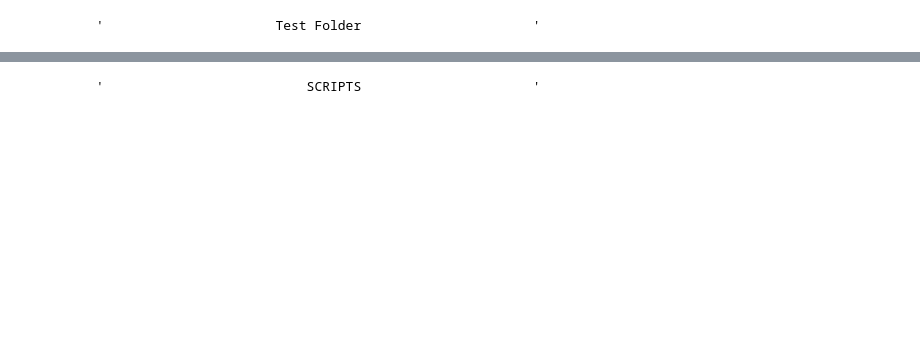
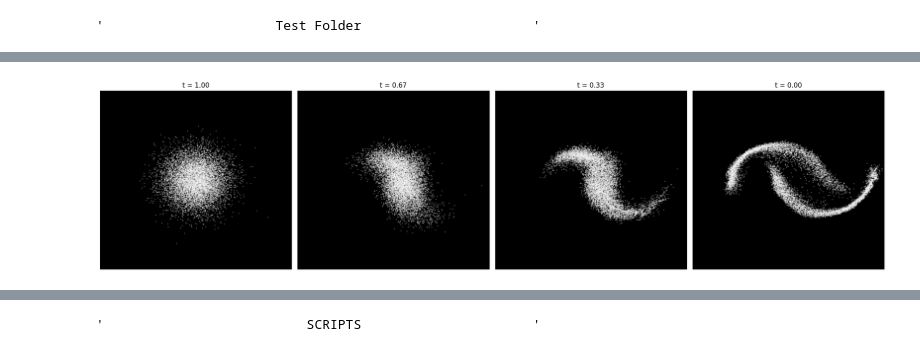
Before and after one commit to rfleckp/ContNormFlows, a Jupyter notebook: ContNF.ipynb, the cells around one changed output, grey strips where cells are left out. Drawn from its saved outputs; the diff is of its cells as text; code cells hidden in the pictures; blank space fills up the shorter version.

```diff
--- a/ContNF.ipynb
+++ b/ContNF.ipynb
@@ -32,16 +32,19 @@ def sample_normal(n, mu=torch.zeros(2), sigma=1):
     return distr.sample((n,))
 
 def sample_gaussians(n, n_gaussians=8, radius=4):
-    num = int(n/n_gaussians)+1
+    num = int(n/n_gaussians)
     x0, _ = generate_gaussians(n_samples=num, n_gaussians=n_gaussians, radius=radius)
-    return x0[:n]
+    del _
+    return x0
 
 def sample_moons(n):
     x0, _ = generate_moons(n, noise=0.2)
+    del _
     return x0 * 3 - 1
 
 def sample_spirals(n):
-    x0, _ = generate_spirals(int(n/2) , dim=2, inner_radius=.5, outer_radius=1)
+    x0, _ = generate_spirals(int(n/2))
+    del _
     return x0
 
 class sampler():
@@ -132,7 +135,7 @@ def divergence_approx(f, y, e=None):
 #Augmented ODE's
 
 """Augmented ODE for Toy dataset"""
-class aug_toy(nn.Module):
+class aug_ode(nn.Module):
     def __init__(self, ode_func: nn.Module, n_iter: int = 1):
         super().__init__()
         self.odefunc = ode_func
@@ -149,8 +152,8 @@ class aug_toy(nn.Module):
 
             return (dz_dt, dlog_det_dt.unsqueeze(1))
 
-
-"""Augmented ODE for MNIST"""
+""" creo q es exactamente lo mismo q el de arriba
+Augmented ODE for MNIST
 class aug_mnist(nn.Module):
     def __init__(self, ode_func: nn.Module, n_iter: int = 1):
         super().__init__()
@@ -168,6 +171,7 @@ class aug_mnist(nn.Module):
 
 
             return (dz_dt, dlog_det_dt.unsqueeze(1))
+"""
 
 
 """regularized Augmented ODE for Toy dataset"""
@@ -232,10 +236,10 @@ class NODE(nn.Module):
 
         if x.dim() == 2:
             normal = torch.distributions.MultivariateNormal(torch.zeros(2).to(device), torch.eye(2).to(device))
-            aug_dynamics = aug_toy(self.odefunc, n_iter)
         else:
             normal = torch.distributions.MultivariateNormal(torch.zeros(28).to(device), torch.eye(28).to(device))
-            aug_dynamics = aug_mnist(self.odefunc, n_iter)
+
+        aug_dynamics = aug_ode(self.odefunc, n_iter)
 
         with torch.no_grad():
             x_t, log_det_t = odeint(aug_dynamics, initial_values, t,
@@ -1877,0 +1869,4 @@ def plot_toy_flow2(model_path: str, samples: int=15,  seed: int=3):
+# %%
+toy_density_estimation1("moons/node/models/9000_model.pt")
+# %% [output]
+[figure, added]
```
Also changed, not shown: parts of 14 cells of this notebook, 50 other files.
